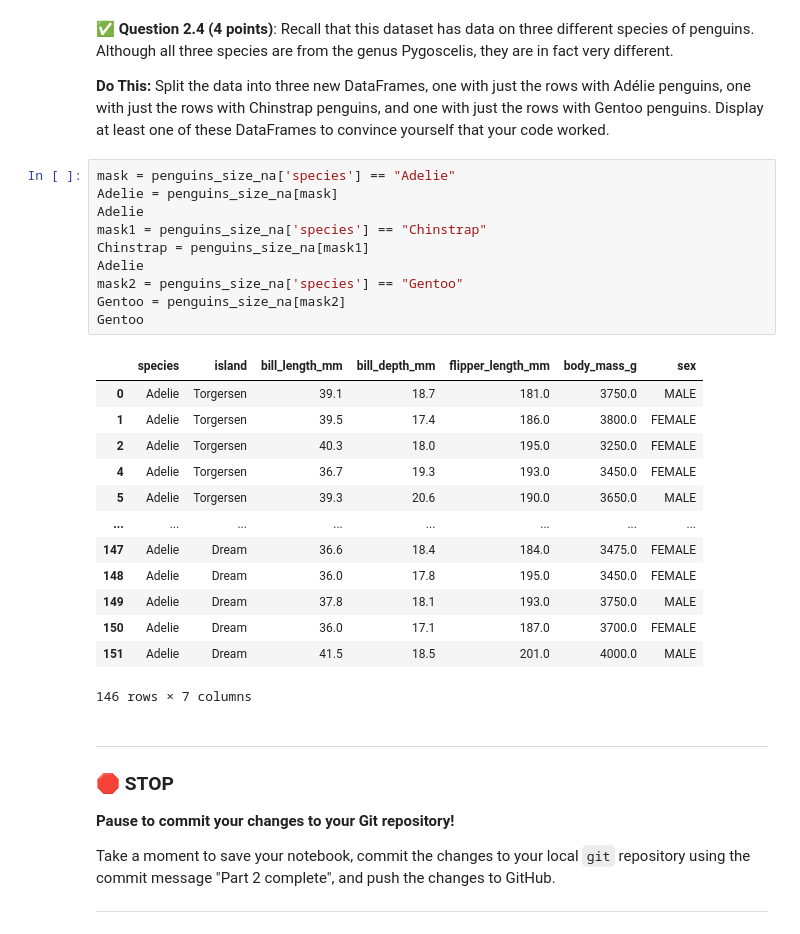
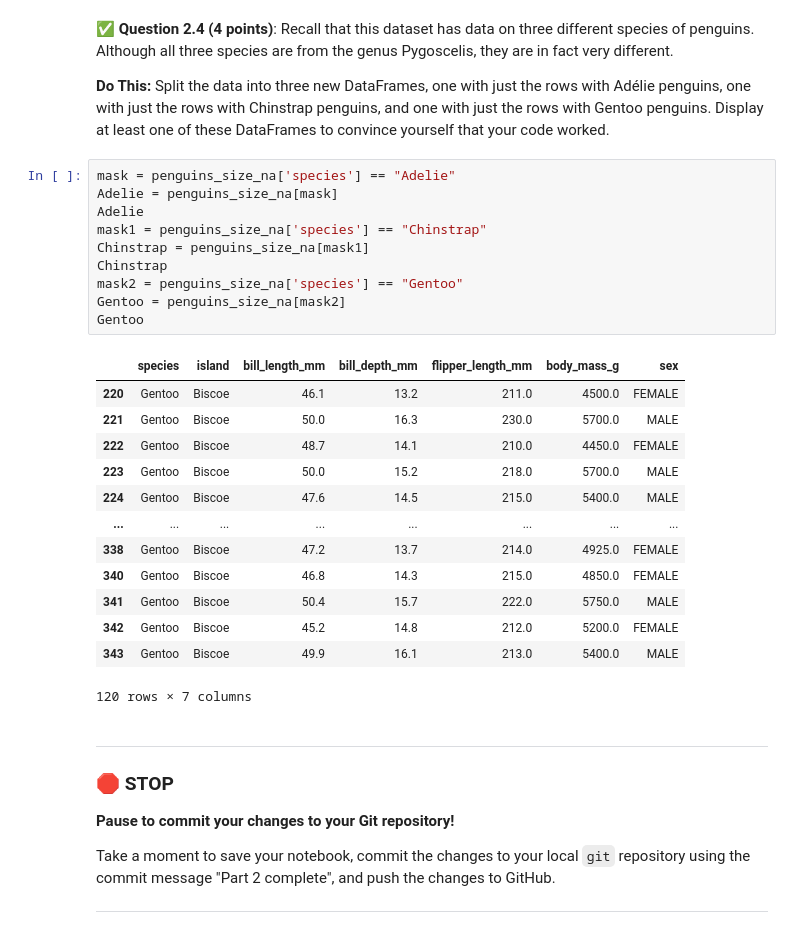
Before and after one commit to Colino03/CMSE202-f23-turnin, a Jupyter notebook: hw-03/HW-03-ColinBonnema.ipynb, the cells around one changed output. Drawn from its saved outputs; the diff is of its cells as text.

```diff
--- a/hw-03/HW-03-ColinBonnema.ipynb
+++ b/hw-03/HW-03-ColinBonnema.ipynb
@@ -126,27 +126,27 @@ print(result)
 # %%
 mask = penguins_size_na['species'] == "Adelie"
 Adelie = penguins_size_na[mask]
 Adelie
 mask1 = penguins_size_na['species'] == "Chinstrap"
 Chinstrap = penguins_size_na[mask1]
-Adelie
+Chinstrap
 mask2 = penguins_size_na['species'] == "Gentoo"
 Gentoo = penguins_size_na[mask2]
 Gentoo
 # %% [output]
 |  | species | island | bill_length_mm | bill_depth_mm | flipper_length_mm | body_mass_g | sex |
-| 0 | Adelie | Torgersen | 39.1 | 18.7 | 181.0 | 3750.0 | MALE |
-| 1 | Adelie | Torgersen | 39.5 | 17.4 | 186.0 | 3800.0 | FEMALE |
-| 2 | Adelie | Torgersen | 40.3 | 18.0 | 195.0 | 3250.0 | FEMALE |
-| 4 | Adelie | Torgersen | 36.7 | 19.3 | 193.0 | 3450.0 | FEMALE |
-| 5 | Adelie | Torgersen | 39.3 | 20.6 | 190.0 | 3650.0 | MALE |
+| 220 | Gentoo | Biscoe | 46.1 | 13.2 | 211.0 | 4500.0 | FEMALE |
+| 221 | Gentoo | Biscoe | 50.0 | 16.3 | 230.0 | 5700.0 | MALE |
+| 222 | Gentoo | Biscoe | 48.7 | 14.1 | 210.0 | 4450.0 | FEMALE |
+| 223 | Gentoo | Biscoe | 50.0 | 15.2 | 218.0 | 5700.0 | MALE |
+| 224 | Gentoo | Biscoe | 47.6 | 14.5 | 215.0 | 5400.0 | MALE |
 | ... | ... | ... | ... | ... | ... | ... | ... |
-| 147 | Adelie | Dream | 36.6 | 18.4 | 184.0 | 3475.0 | FEMALE |
-| 148 | Adelie | Dream | 36.0 | 17.8 | 195.0 | 3450.0 | FEMALE |
-| 149 | Adelie | Dream | 37.8 | 18.1 | 193.0 | 3750.0 | MALE |
-| 150 | Adelie | Dream | 36.0 | 17.1 | 187.0 | 3700.0 | FEMALE |
-| 151 | Adelie | Dream | 41.5 | 18.5 | 201.0 | 4000.0 | MALE |
+| 338 | Gentoo | Biscoe | 47.2 | 13.7 | 214.0 | 4925.0 | FEMALE |
+| 340 | Gentoo | Biscoe | 46.8 | 14.3 | 215.0 | 4850.0 | FEMALE |
+| 341 | Gentoo | Biscoe | 50.4 | 15.7 | 222.0 | 5750.0 | MALE |
+| 342 | Gentoo | Biscoe | 45.2 | 14.8 | 212.0 | 5200.0 | FEMALE |
+| 343 | Gentoo | Biscoe | 49.9 | 16.1 | 213.0 | 5400.0 | MALE |
-146 rows × 7 columns
+120 rows × 7 columns
 # %% [markdown]
 ---
 ### &#128721; STOP
```
Also changed, not shown: parts of 15 cells of this notebook.
